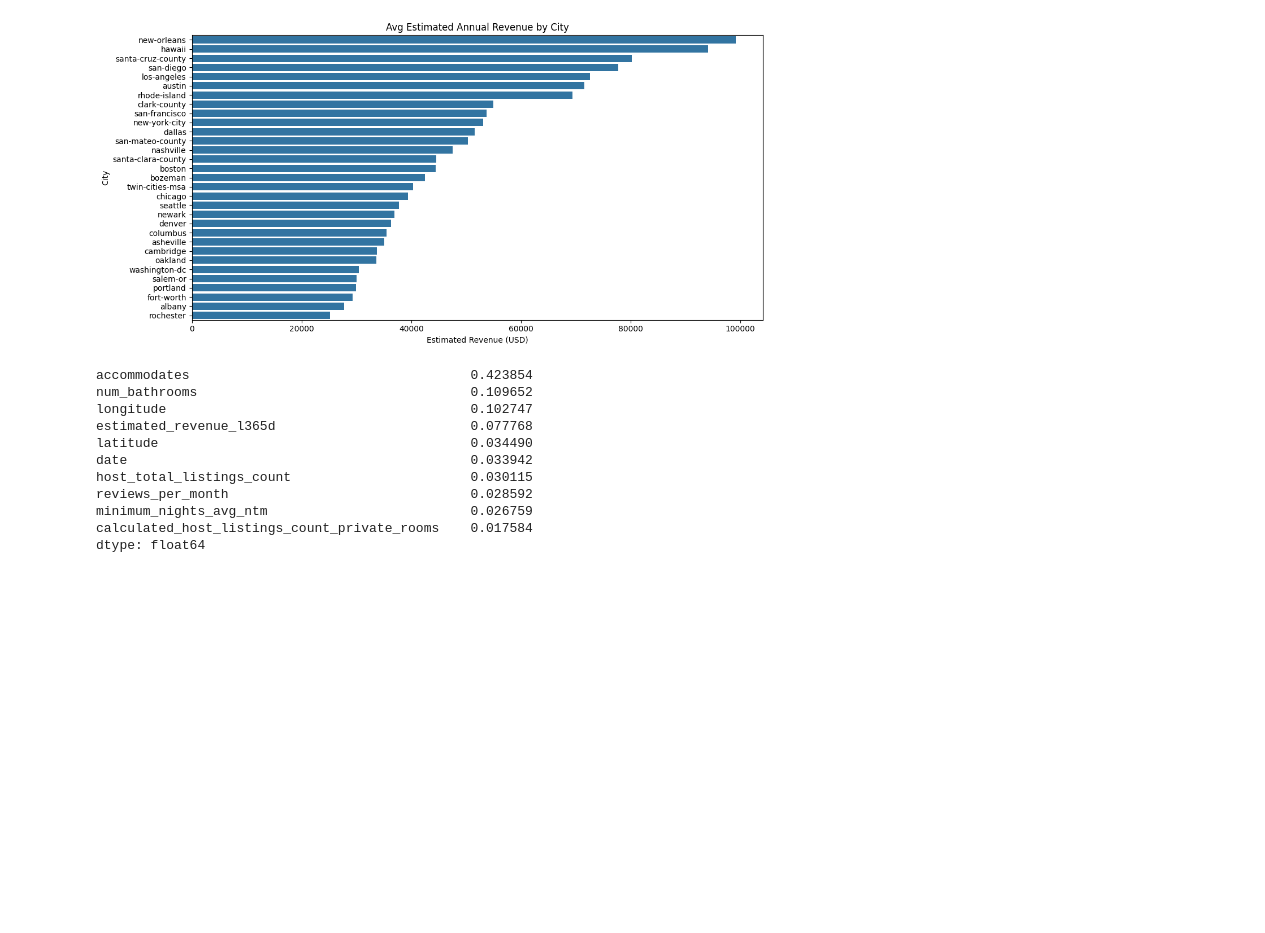
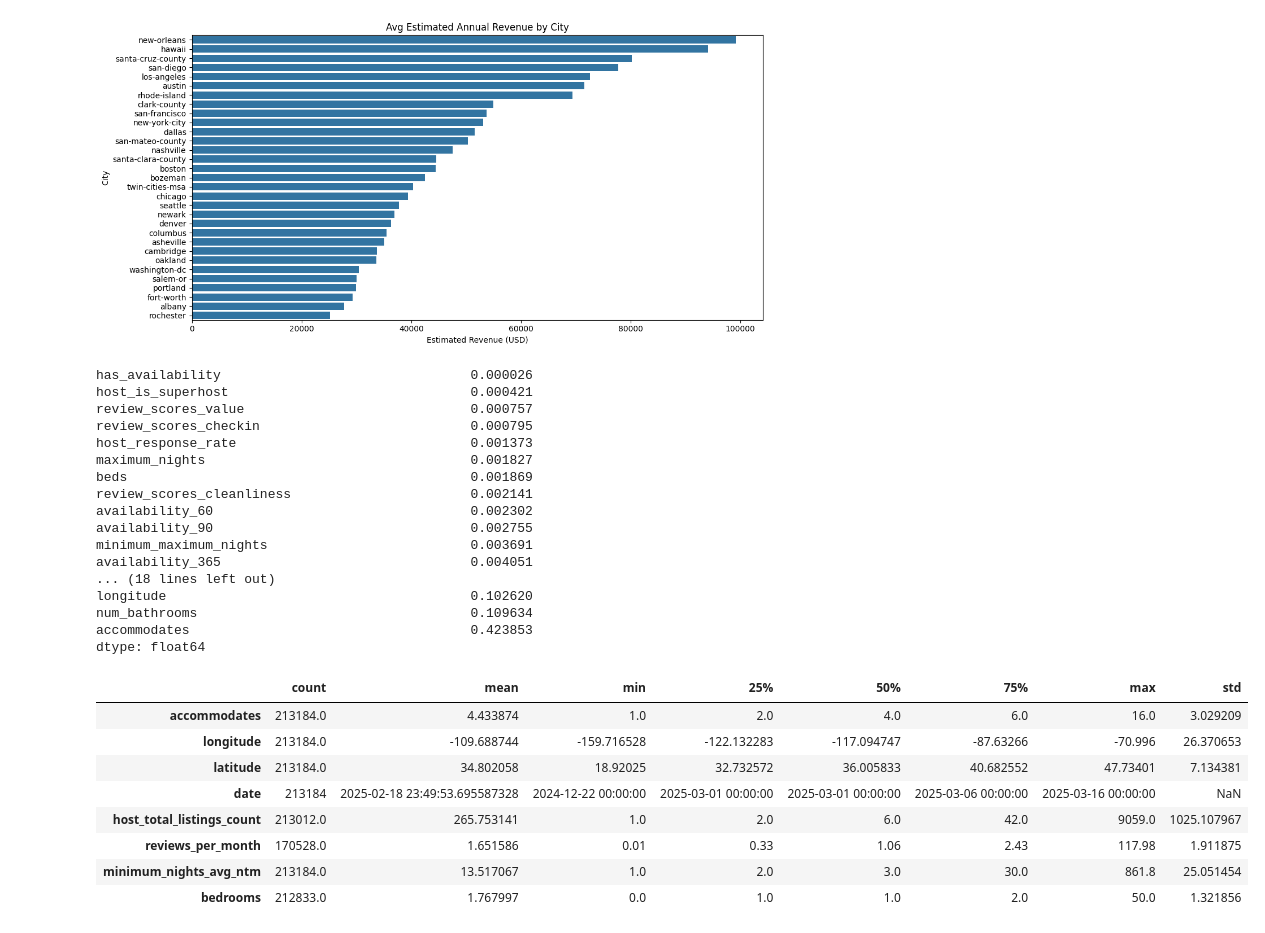
Before and after one commit to jameslawinger1/6242-Project, a Jupyter notebook: airbnb_v4.ipynb, the cells around one changed output. Drawn from its saved outputs; the diff is of its cells as text; code cells hidden in the pictures; blank space fills up the shorter version.

```diff
--- a/airbnb_v4.ipynb
+++ b/airbnb_v4.ipynb
@@ -766,14 +769,43 @@ with open('city_encoder.pkl', 'wb') as f:
 # %%
-pd.Series(rf_regressor.feature_importances_, index=X_train.columns).sort_values(ascending=False).head(10)
+pd.Series(rf_regressor.feature_importances_, index=X_train.columns).sort_values(ascending=True).head(100)
 # %% [output]
-accommodates                                    0.423854
-num_bathrooms                                   0.109652
-longitude                                       0.102747
-estimated_revenue_l365d                         0.077768
-latitude                                        0.034490
-date                                            0.033942
-host_total_listings_count                       0.030115
-reviews_per_month                               0.028592
-minimum_nights_avg_ntm                          0.026759
-calculated_host_listings_count_private_rooms    0.017584
+has_availability                                0.000026
+host_is_superhost                               0.000421
+review_scores_value                             0.000757
+review_scores_checkin                           0.000795
+host_response_rate                              0.001373
+maximum_nights                                  0.001827
+beds                                            0.001869
+review_scores_cleanliness                       0.002141
+availability_60                                 0.002302
+availability_90                                 0.002755
+minimum_maximum_nights                          0.003691
+availability_365                                0.004051
+... (18 lines left out)
+longitude                                       0.102620
+num_bathrooms                                   0.109634
+accommodates                                    0.423853
 dtype: float64
+# %%
+feature_cols = [
+    'accommodates',
+    'longitude',
+    'latitude',
+    'date',
+    'host_total_listings_count',
+    'reviews_per_month',
+    'minimum_nights_avg_ntm',
+    'bedrooms',
+]
+
+df[feature_cols].describe().T
+# %% [output]
+|  | count | mean | min | 25% | 50% | 75% | max | std |
+| accommodates | 213184.0 | 4.433874 | 1.0 | 2.0 | 4.0 | 6.0 | 16.0 | 3.029209 |
+| longitude | 213184.0 | -109.688744 | -159.716528 | -122.132283 | -117.094747 | -87.63266 | -70.996 | 26.370653 |
+| latitude | 213184.0 | 34.802058 | 18.92025 | 32.732572 | 36.005833 | 40.682552 | 47.73401 | 7.134381 |
+| date | 213184 | 2025-02-18 23:49:53.695587328 | 2024-12-22 00:00:00 | 2025-03-01 00:00:00 | 2025-03-01 00:00:00 | 2025-03-06 00:00:00 | 2025-03-16 00:00:00 | NaN |
+| host_total_listings_count | 213012.0 | 265.753141 | 1.0 | 2.0 | 6.0 | 42.0 | 9059.0 | 1025.107967 |
+| reviews_per_month | 170528.0 | 1.651586 | 0.01 | 0.33 | 1.06 | 2.43 | 117.98 | 1.911875 |
+| minimum_nights_avg_ntm | 213184.0 | 13.517067 | 1.0 | 2.0 | 3.0 | 30.0 | 861.8 | 25.051454 |
+| bedrooms | 212833.0 | 1.767997 | 0.0 | 1.0 | 1.0 | 2.0 | 50.0 | 1.321856 |
```
Also changed, not shown: parts of 9 cells of this notebook, 1 other file.
